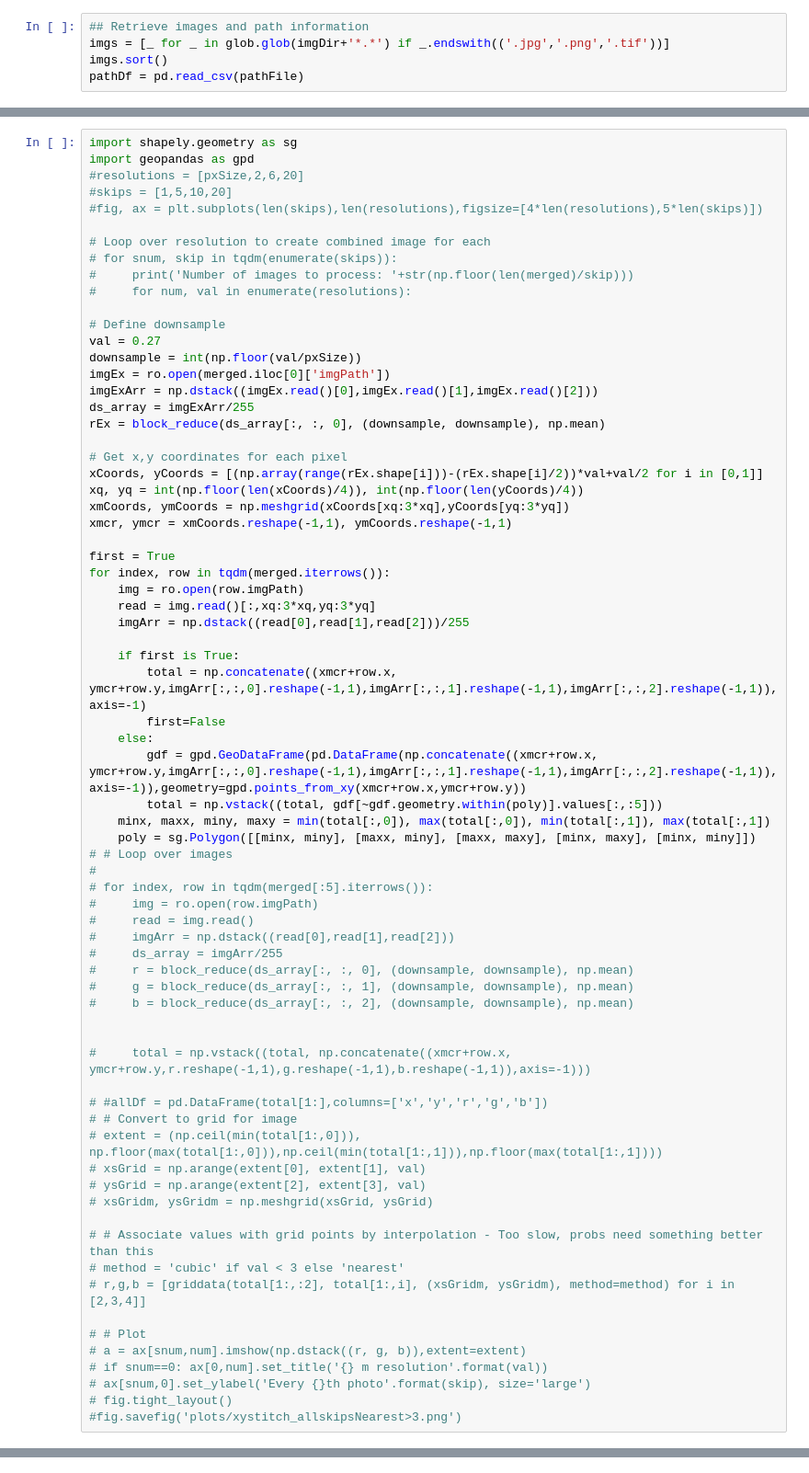
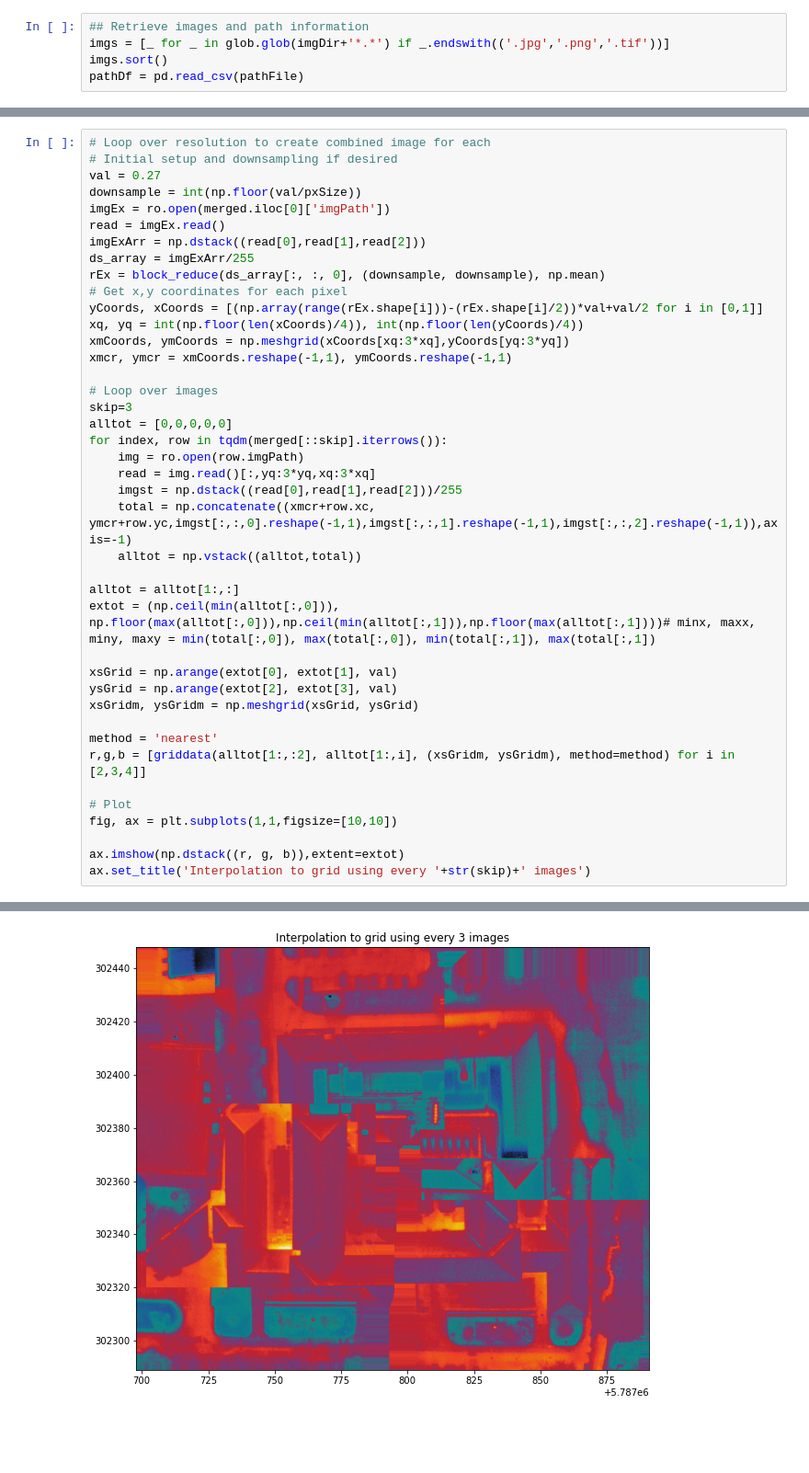
Before and after one commit to luke-scot/s4-thermal, a Jupyter notebook: drone-thermal-addition.ipynb, the cells around one changed output, grey strips where cells are left out. Shown at 92% size. Drawn from its saved outputs; the diff is of its cells as text; blank space fills up the shorter version.

```diff
--- a/drone-thermal-addition.ipynb
+++ b/drone-thermal-addition.ipynb
@@ -57,71 +152,42 @@ merged['x'], merged['y'] = myProj(merged['longitude'].values, merged['latitude']
 # %%
-import shapely.geometry as sg
-import geopandas as gpd
-#resolutions = [pxSize,2,6,20]
-#skips = [1,5,10,20]
-#fig, ax = plt.subplots(len(skips),len(resolutions),figsize=[4*len(resolutions),5*len(skips)])
-
 # Loop over resolution to create combined image for each
-# for snum, skip in tqdm(enumerate(skips)):
-#     print('Number of images to process: '+str(np.floor(len(merged)/skip)))
-#     for num, val in enumerate(resolutions):
-
-# Define downsample
+# Initial setup and downsampling if desired
 val = 0.27
 downsample = int(np.floor(val/pxSize))
 imgEx = ro.open(merged.iloc[0]['imgPath'])
-imgExArr = np.dstack((imgEx.read()[0],imgEx.read()[1],imgEx.read()[2]))
+read = imgEx.read()
+imgExArr = np.dstack((read[0],read[1],read[2]))
 ds_array = imgExArr/255
 rEx = block_reduce(ds_array[:, :, 0], (downsample, downsample), np.mean)
-
 # Get x,y coordinates for each pixel
-xCoords, yCoords = [(np.array(range(rEx.shape[i]))-(rEx.shape[i]/2))*val+val/2 for i in [0,1]]
+yCoords, xCoords = [(np.array(range(rEx.shape[i]))-(rEx.shape[i]/2))*val+val/2 for i in [0,1]]
 xq, yq = int(np.floor(len(xCoords)/4)), int(np.floor(len(yCoords)/4))
 xmCoords, ymCoords = np.meshgrid(xCoords[xq:3*xq],yCoords[yq:3*yq])
 xmcr, ymcr = xmCoords.reshape(-1,1), ymCoords.reshape(-1,1)
 
-first = True
-for index, row in tqdm(merged.iterrows()):
+# Loop over images
+skip=3
+alltot = [0,0,0,0,0]
+for index, row in tqdm(merged[::skip].iterrows()):
     img = ro.open(row.imgPath)
-    read = img.read()[:,xq:3*xq,yq:3*yq]
-    imgArr = np.dstack((read[0],read[1],read[2]))/255
+    read = img.read()[:,yq:3*yq,xq:3*xq]
+    imgst = np.dstack((read[0],read[1],read[2]))/255
+    total = np.concatenate((xmcr+row.xc, ymcr+row.yc,imgst[:,:,0].reshape(-1,1),imgst[:,:,1].reshape(-1,1),imgst[:,:,2].reshape(-1,1)),axis=-1)
+    alltot = np.vstack((alltot,total))
 
-    if first is True:
-        total = np.concatenate((xmcr+row.x, ymcr+row.y,imgArr[:,:,0].reshape(-1,1),imgArr[:,:,1].reshape(-1,1),imgArr[:,:,2].reshape(-1,1)),axis=-1)
-        first=False
-    else:
-        gdf = gpd.GeoDataFrame(pd.DataFrame(np.concatenate((xmcr+row.x, ymcr+row.y,imgArr[:,:,0].reshape(-1,1),imgArr[:,:,1].reshape(-1,1),imgArr[:,:,2].reshape(-1,1)),axis=-1)),geometry=gpd.points_from_xy(xmcr+row.x,ymcr+row.y))
-        total = np.vstack((total, gdf[~gdf.geometry.within(poly)].values[:,:5]))
-    minx, maxx, miny, maxy = min(total[:,0]), max(total[:,0]), min(total[:,1]), max(total[:,1])
-    poly = sg.Polygon([[minx, miny], [maxx, miny], [maxx, maxy], [minx, maxy], [minx, miny]])
-# # Loop over images
-#
-# for index, row in tqdm(merged[:5].iterrows()):
-#     img = ro.open(row.imgPath)
-#     read = img.read()
-#     imgArr = np.dstack((read[0],read[1],read[2]))
-#     ds_array = imgArr/255
-#     r = block_reduce(ds_array[:, :, 0], (downsample, downsample), np.mean)
-#     g = block_reduce(ds_array[:, :, 1], (downsample, downsample), np.mean)
-#     b = block_reduce(ds_array[:, :, 2], (downsample, downsample), np.mean)
+alltot = alltot[1:,:]
+extot = (np.ceil(min(alltot[:,0])), np.floor(max(alltot[:,0])),np.ceil(min(alltot[:,1])),np.floor(max(alltot[:,1])))# minx, maxx, miny, maxy = min(total[:,0]), max(total[:,0]), min(total[:,1]), max(total[:,1])
 
+xsGrid = np.arange(extot[0], extot[1], val)
+ysGrid = np.arange(extot[2], extot[3], val)
+xsGridm, ysGridm = np.meshgrid(xsGrid, ysGrid)
 
-#     total = np.vstack((total, np.concatenate((xmcr+row.x, ymcr+row.y,r.reshape(-1,1),g.reshape(-1,1),b.reshape(-1,1)),axis=-1)))
+method = 'nearest'
+r,g,b = [griddata(alltot[1:,:2], alltot[1:,i], (xsGridm, ysGridm), method=method) for i in [2,3,4]]
 
-# #allDf = pd.DataFrame(total[1:],columns=['x','y','r','g','b'])
-# # Convert to grid for image
-# extent = (np.ceil(min(total[1:,0])), np.floor(max(total[1:,0])),np.ceil(min(total[1:,1])),np.floor(max(total[1:,1])))
-# xsGrid = np.arange(extent[0], extent[1], val)
-# ysGrid = np.arange(extent[2], extent[3], val)
-# xsGridm, ysGridm = np.meshgrid(xsGrid, ysGrid)
+# Plot
+fig, ax = plt.subplots(1,1,figsize=[10,10])
 
-# # Associate values with grid points by interpolation - Too slow, probs need something better than this
-# method = 'cubic' if val < 3 else 'nearest'
-# r,g,b = [griddata(total[1:,:2], total[1:,i], (xsGridm, ysGridm), method=method) for i in [2,3,4]]
-
-# # Plot
-# a = ax[snum,num].imshow(np.dstack((r, g, b)),extent=extent)
-# if snum==0: ax[0,num].set_title('{} m resolution'.format(val))
-# ax[snum,0].set_ylabel('Every {}th photo'.format(skip), size='large')
-# fig.tight_layout()
-#fig.savefig('plots/xystitch_allskipsNearest>3.png')
+ax.imshow(np.dstack((r, g, b)),extent=extot)
+ax.set_title('Interpolation to grid using every '+str(skip)+' images')
+# %% [output]
@@ -127,0 +195 @@ for index, row in tqdm(merged.iterrows()):
+[figure, added]
```
Also changed, not shown: parts of 15 cells of this notebook, 2 other files.
